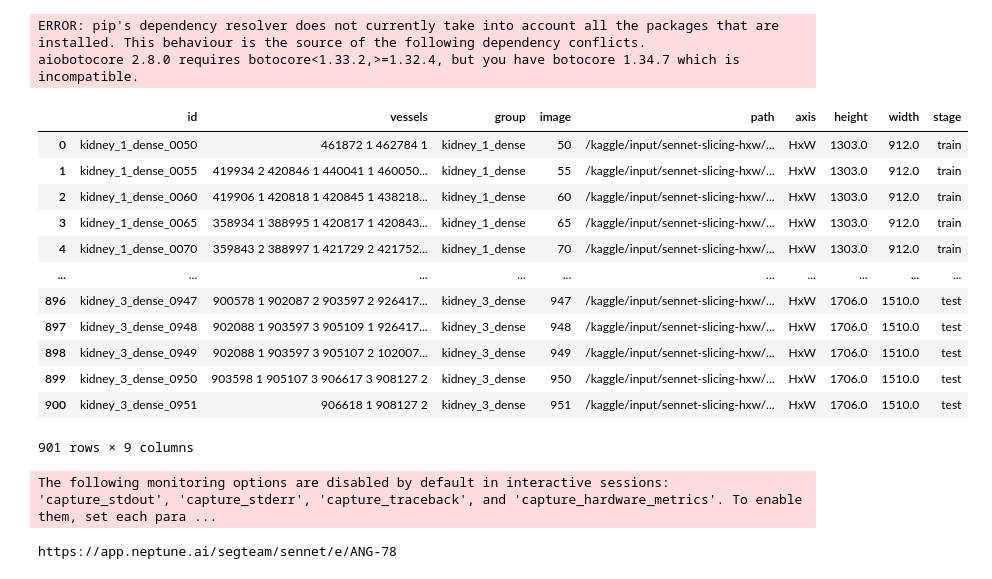
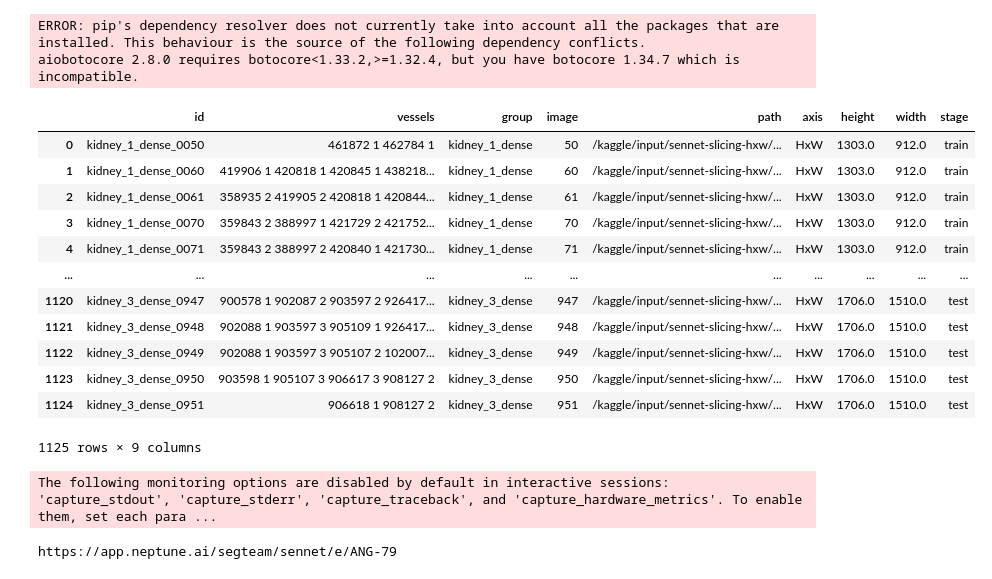
Before and after one commit to recursingfeynman/sennet-segmentation, a Jupyter notebook: notebooks/sennet-full-resolution-training.ipynb, the cells around one changed output. Drawn from its saved outputs; the diff is of its cells as text; code cells hidden in the pictures.

Commit message:
Kaggle Notebook | SenNet | Full Resolution Training | Version 5

```diff
--- a/notebooks/sennet-full-resolution-training.ipynb
+++ b/notebooks/sennet-full-resolution-training.ipynb
@@ -63,9 +63,9 @@ class config:
     thresholds     = (0.2, 0.5)
     dim            = 'full'
     backbone       = "tu-seresnext50_32x4d"
-    train          = ['kidney_1_dense']
+    train          = ['kidney_1_dense', 'kidney_3_dense']
     test           = ['kidney_3_dense']
-    split          = (5, 1) # stride
+    split          = (10, 1) # stride
     accumulate     = 3
     learning_rate  = 5e-4
     weight_decay   = 1e-2
@@ -74,6 +74,7 @@ class config:
     transforms = {
         "train": A.Compose([
             A.PadIfNeeded(1312, 1312),
+            A.CenterCrop(1312, 1312),
             A.HorizontalFlip(),
             A.VerticalFlip(),
             A.RandomRotate90(),
@@ -81,7 +82,7 @@ class config:
                 A.GaussNoise(var_limit=[10, 50]),
                 A.GaussianBlur(),
                 A.MotionBlur(),
-                ], p=0.4),
+            ], p=0.4),
             A.GridDistortion(num_steps=5, distort_limit=0.3, p=0.5),
             Rescale(),
             AP.ToTensorV2()
@@ -106,37 +107,36 @@ set_seed(seed = config.seed)
 # %%
 data = []
 for path in config.data:
     data.append(pd.read_csv(Path(path, "images/train_rles.csv")))
 
 data = pd.concat(data)[['id', 'vessels', 'group', 'image', 'path', 'axis', 'height', 'width']]
 
 for groups, stage in zip([config.train, config.test], ['train', 'test']):
     data.loc[data.group.isin(groups), 'stage'] = stage
 
-
 dirs = {g:p for g, p in zip(["HxW", "DxH", "DxW"], config.data)}
 data['path'] = data.apply(lambda x: f"{dirs[x.axis]}/{x.path}", axis = 1)
 data = data.dropna(subset = ['stage'])
 
-train_ids = data.query("axis == 'HxW' and stage == 'train'")['image'].iloc[::config.split[0]]
-train_data = data.loc[(data.stage == 'train') & (data.axis == 'HxW') & (data.image.isin(train_ids))]
+train_ids = data.query("stage == 'train'")['id'].iloc[::config.split[0]]
+train_data = data.loc[(data.stage == 'train') & (data.id.isin(train_ids))]
 test_data = data.loc[(data.stage == 'test') & (data.axis == 'HxW')]
 data = pd.concat((train_data, test_data), axis = 0).reset_index(drop=True)
 data
 # %% [output]
 |  | id | vessels | group | image | path | axis | height | width | stage |
 | 0 | kidney_1_dense_0050 | 461872 1 462784 1 | kidney_1_dense | 50 | /kaggle/input/sennet-slicing-hxw/... | HxW | 1303.0 | 912.0 | train |
-| 1 | kidney_1_dense_0055 | 419934 2 420846 1 440041 1 460050... | kidney_1_dense | 55 | /kaggle/input/sennet-slicing-hxw/... | HxW | 1303.0 | 912.0 | train |
-| 2 | kidney_1_dense_0060 | 419906 1 420818 1 420845 1 438218... | kidney_1_dense | 60 | /kaggle/input/sennet-slicing-hxw/... | HxW | 1303.0 | 912.0 | train |
-| 3 | kidney_1_dense_0065 | 358934 1 388995 1 420817 1 420843... | kidney_1_dense | 65 | /kaggle/input/sennet-slicing-hxw/... | HxW | 1303.0 | 912.0 | train |
-| 4 | kidney_1_dense_0070 | 359843 2 388997 1 421729 2 421752... | kidney_1_dense | 70 | /kaggle/input/sennet-slicing-hxw/... | HxW | 1303.0 | 912.0 | train |
+| 1 | kidney_1_dense_0060 | 419906 1 420818 1 420845 1 438218... | kidney_1_dense | 60 | /kaggle/input/sennet-slicing-hxw/... | HxW | 1303.0 | 912.0 | train |
+| 2 | kidney_1_dense_0061 | 358935 2 419905 2 420818 1 420844... | kidney_1_dense | 61 | /kaggle/input/sennet-slicing-hxw/... | HxW | 1303.0 | 912.0 | train |
+| 3 | kidney_1_dense_0070 | 359843 2 388997 1 421729 2 421752... | kidney_1_dense | 70 | /kaggle/input/sennet-slicing-hxw/... | HxW | 1303.0 | 912.0 | train |
+| 4 | kidney_1_dense_0071 | 359843 2 388997 2 420840 1 421730... | kidney_1_dense | 71 | /kaggle/input/sennet-slicing-hxw/... | HxW | 1303.0 | 912.0 | train |
 | ... | ... | ... | ... | ... | ... | ... | ... | ... | ... |
-| 896 | kidney_3_dense_0947 | 900578 1 902087 2 903597 2 926417... | kidney_3_dense | 947 | /kaggle/input/sennet-slicing-hxw/... | HxW | 1706.0 | 1510.0 | test |
-| 897 | kidney_3_dense_0948 | 902088 1 903597 3 905109 1 926417... | kidney_3_dense | 948 | /kaggle/input/sennet-slicing-hxw/... | HxW | 1706.0 | 1510.0 | test |
-| 898 | kidney_3_dense_0949 | 902088 1 903597 3 905107 2 102007... | kidney_3_dense | 949 | /kaggle/input/sennet-slicing-hxw/... | HxW | 1706.0 | 1510.0 | test |
-| 899 | kidney_3_dense_0950 | 903598 1 905107 3 906617 3 908127 2 | kidney_3_dense | 950 | /kaggle/input/sennet-slicing-hxw/... | HxW | 1706.0 | 1510.0 | test |
-| 900 | kidney_3_dense_0951 | 906618 1 908127 2 | kidney_3_dense | 951 | /kaggle/input/sennet-slicing-hxw/... | HxW | 1706.0 | 1510.0 | test |
+| 1120 | kidney_3_dense_0947 | 900578 1 902087 2 903597 2 926417... | kidney_3_dense | 947 | /kaggle/input/sennet-slicing-hxw/... | HxW | 1706.0 | 1510.0 | test |
+| 1121 | kidney_3_dense_0948 | 902088 1 903597 3 905109 1 926417... | kidney_3_dense | 948 | /kaggle/input/sennet-slicing-hxw/... | HxW | 1706.0 | 1510.0 | test |
+| 1122 | kidney_3_dense_0949 | 902088 1 903597 3 905107 2 102007... | kidney_3_dense | 949 | /kaggle/input/sennet-slicing-hxw/... | HxW | 1706.0 | 1510.0 | test |
+| 1123 | kidney_3_dense_0950 | 903598 1 905107 3 906617 3 908127 2 | kidney_3_dense | 950 | /kaggle/input/sennet-slicing-hxw/... | HxW | 1706.0 | 1510.0 | test |
+| 1124 | kidney_3_dense_0951 | 906618 1 908127 2 | kidney_3_dense | 951 | /kaggle/input/sennet-slicing-hxw/... | HxW | 1706.0 | 1510.0 | test |
-901 rows × 9 columns
+1125 rows × 9 columns
 # %%
 from torch.utils.data import Dataset, DataLoader
 
@@ -287,7 +287,7 @@ logger = NeptuneLogger(
 )
 # %% [output]
 The following monitoring options are disabled by default in interactive sessions: 'capture_stdout', 'capture_stderr', 'capture_traceback', and 'capture_hardware_metrics'. To enable them, set each para ...
-https://app.neptune.ai/segteam/sennet/e/ANG-78
+https://app.neptune.ai/segteam/sennet/e/ANG-79
 # %%
 H, W = samples['test'][['height', 'width']].iloc[0].astype('int')
 masks = np.stack([decode(rle, (H, W)) for rle in samples['test'].vessels])
```
Also changed, not shown: parts of 1 cell of this notebook.
